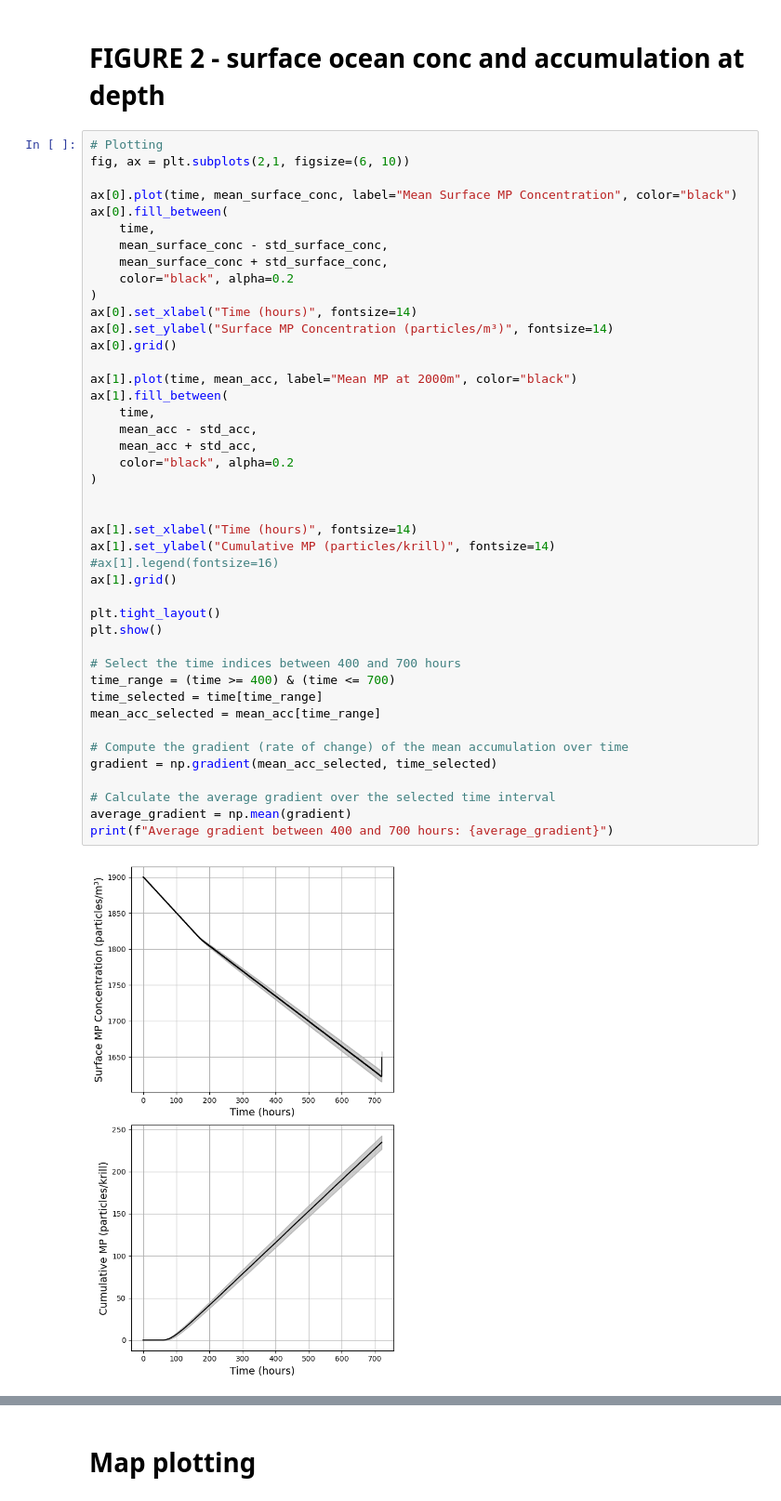
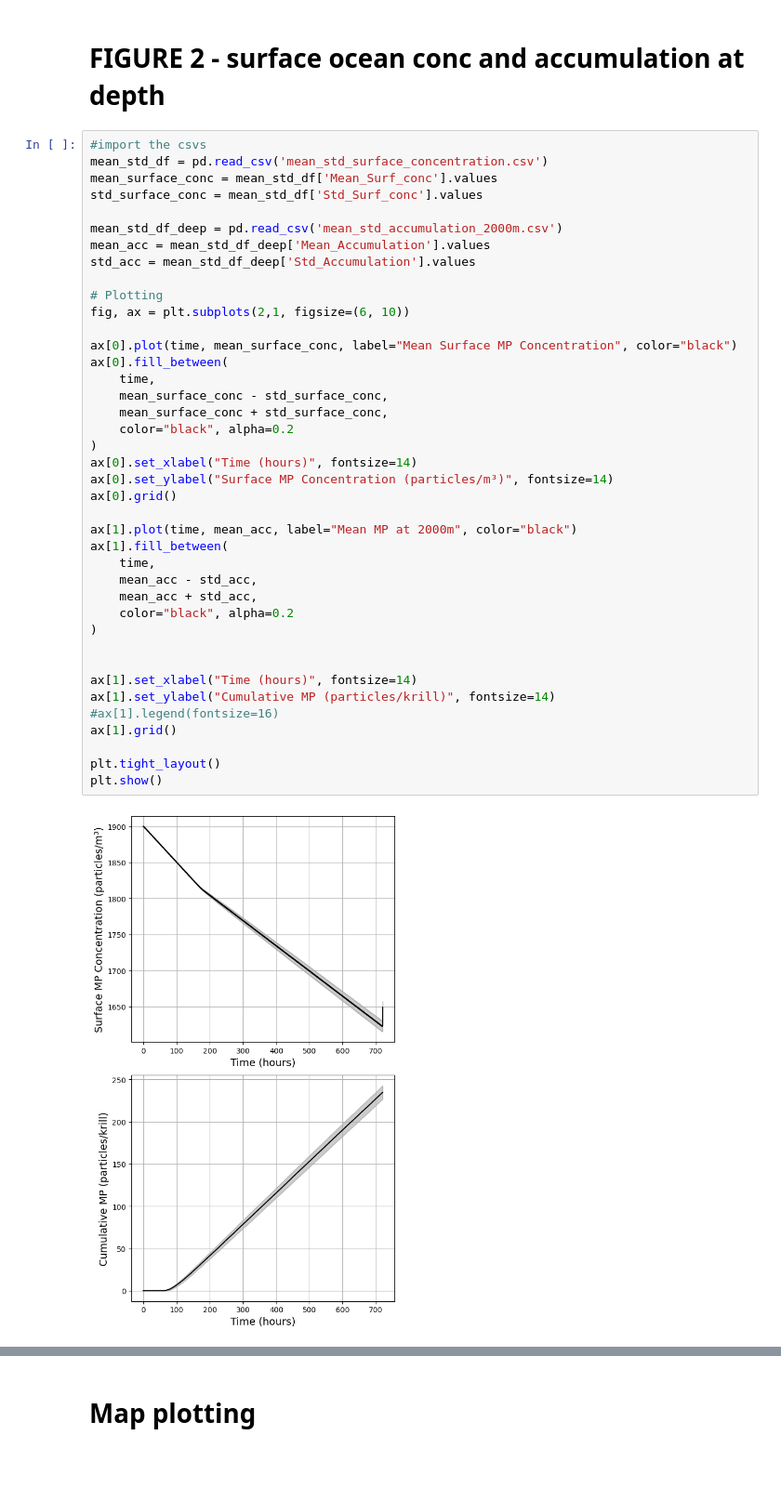
Before and after one commit to bethcandish/Antarctic_Krill, a Jupyter notebook: model_plots.ipynb, the cells around one changed output, grey strips where cells are left out. Shown at 93% size. Cells and saved outputs as stored; diff of their text form; blank space fills up the shorter version.

```diff
--- a/model_plots.ipynb
+++ b/model_plots.ipynb
@@ -1510,47 +1735,44 @@ plt.show()
 # %% [markdown]
 # FIGURE 2 - surface ocean conc and accumulation at depth
 # %%
+#import the csvs
+mean_std_df = pd.read_csv('mean_std_surface_concentration.csv')
+mean_surface_conc = mean_std_df['Mean_Surf_conc'].values
+std_surface_conc = mean_std_df['Std_Surf_conc'].values
+
+mean_std_df_deep = pd.read_csv('mean_std_accumulation_2000m.csv')
+mean_acc = mean_std_df_deep['Mean_Accumulation'].values
+std_acc = mean_std_df_deep['Std_Accumulation'].values
+
 # Plotting
 fig, ax = plt.subplots(2,1, figsize=(6, 10))
 
 ax[0].plot(time, mean_surface_conc, label="Mean Surface MP Concentration", color="black")
 ax[0].fill_between(
     time,
     mean_surface_conc - std_surface_conc,
     mean_surface_conc + std_surface_conc,
     color="black", alpha=0.2
 )
 ax[0].set_xlabel("Time (hours)", fontsize=14)
 ax[0].set_ylabel("Surface MP Concentration (particles/m³)", fontsize=14)
 ax[0].grid()
 
 ax[1].plot(time, mean_acc, label="Mean MP at 2000m", color="black")
 ax[1].fill_between(
     time,
     mean_acc - std_acc,
     mean_acc + std_acc,
     color="black", alpha=0.2
 )
 
 
 ax[1].set_xlabel("Time (hours)", fontsize=14)
 ax[1].set_ylabel("Cumulative MP (particles/krill)", fontsize=14)
 #ax[1].legend(fontsize=16)
 ax[1].grid()
 
 plt.tight_layout()
 plt.show()
-
-# Select the time indices between 400 and 700 hours
-time_range = (time >= 400) & (time <= 700)
-time_selected = time[time_range]
-mean_acc_selected = mean_acc[time_range]
-
-# Compute the gradient (rate of change) of the mean accumulation over time
-gradient = np.gradient(mean_acc_selected, time_selected)
-
-# Calculate the average gradient over the selected time interval
-average_gradient = np.mean(gradient)
-print(f"Average gradient between 400 and 700 hours: {average_gradient}")
 # %% [output]
-[figure, old version]
+[figure, new version]
```
Also changed, not shown: parts of 25 cells of this notebook, 4 other files.
